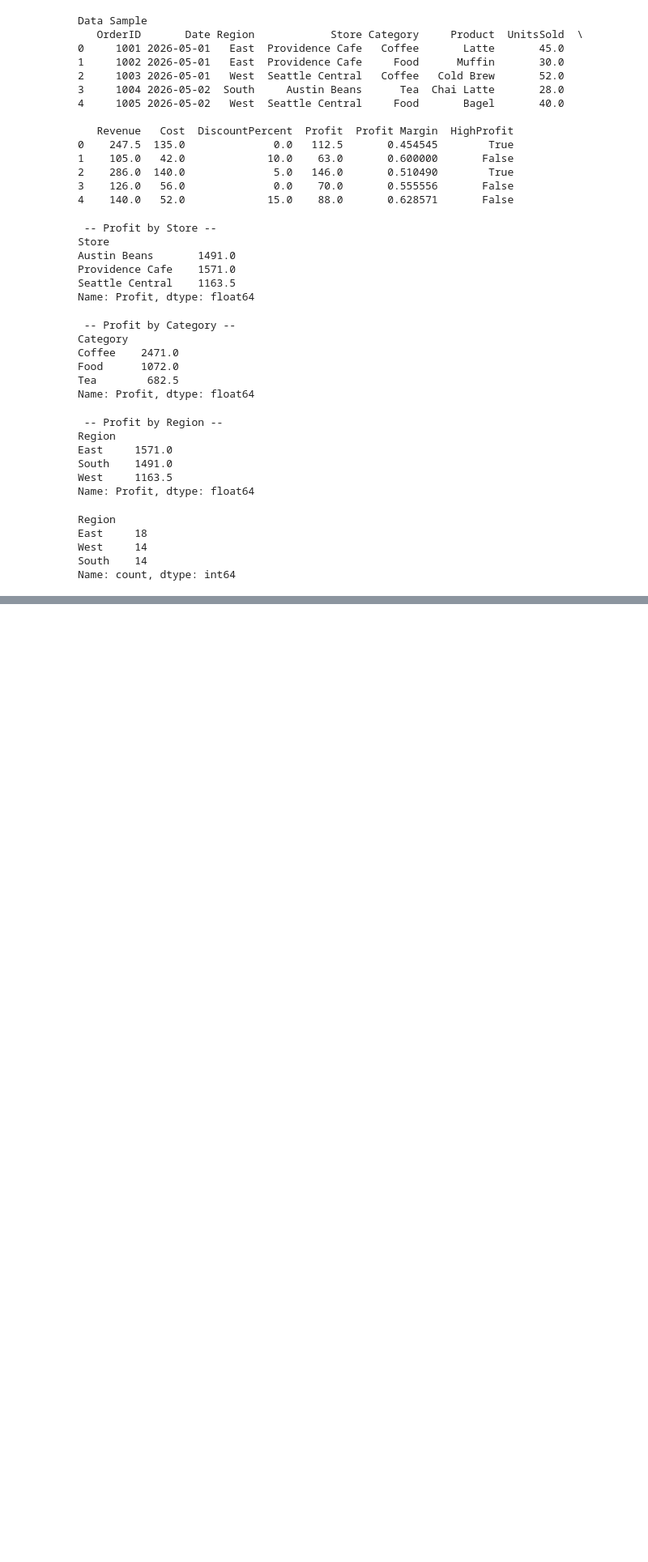
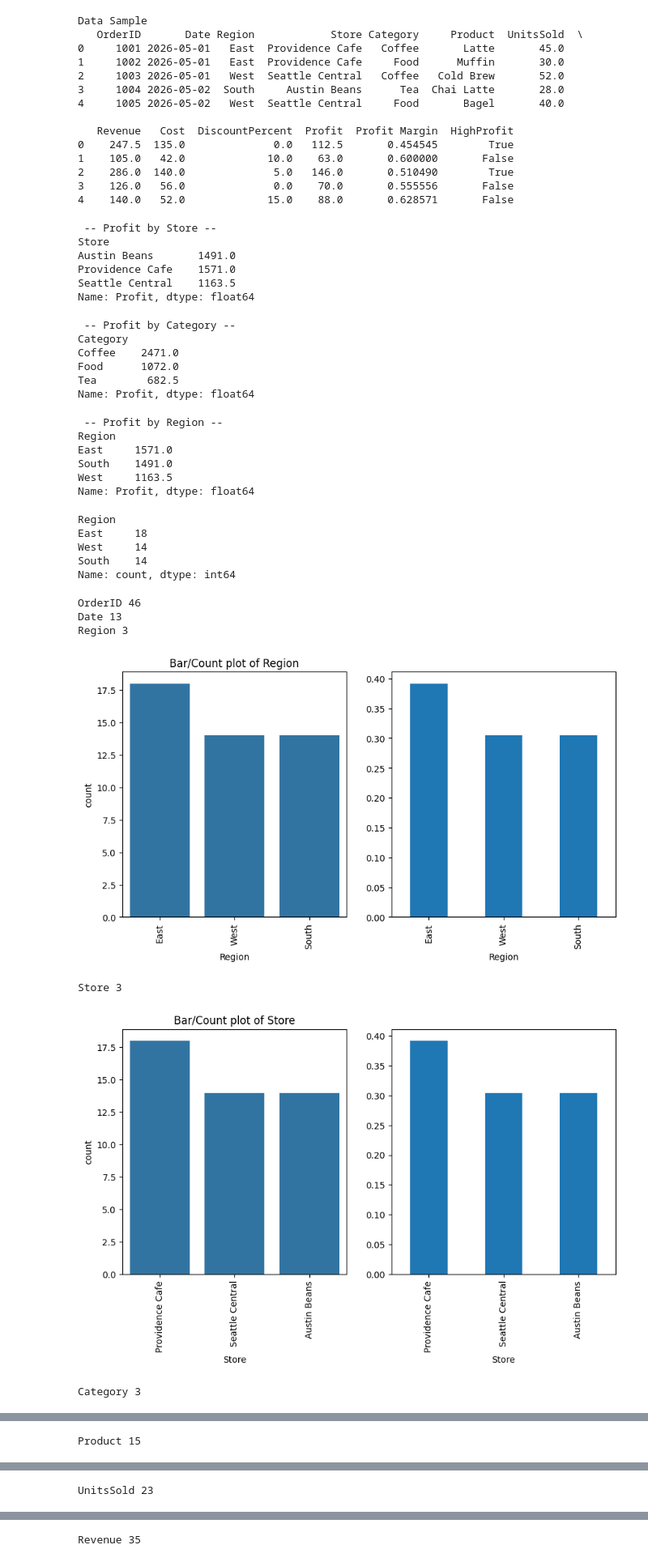
Before and after one commit to BrindhaPSN/ETL_Analysis, a Jupyter notebook: ETL_analysis.ipynb, the cells around one changed output, grey strips where cells are left out. Shown at 81% size. Drawn from its saved outputs; the diff is of its cells as text; code cells hidden in the pictures; blank space fills up the shorter version.

Commit message:
Added visualization

```diff
--- a/ETL_analysis.ipynb
+++ b/ETL_analysis.ipynb
@@ -15,7 +16,7 @@ Seaborn: 0.13.2
 # %%
 # Import raw csv file for analysis
 
-df = pd.read_csv('raw_coffee_sales.csv')
+df = pd.read_csv('data/raw_coffee_sales.csv')
 
 print('___ Raw Data Sample __')
 print(df.head())
@@ -382,3 +383,48 @@ East     18
 West     14
 South    14
 Name: count, dtype: int64
+# %%
+variables = df.columns.to_list()
+
+for col in variables:
+    unique_vals = df[col].nunique() # Counts the number of distinct values in the current column
+    print(col,unique_vals) # Prints the column name and its unique count to your console
+
+    if col == 'Date' or col == 'OrderID':   # Skips the visualization step entirely for 'Date' or 'OrderID' columns.
+        continue
+
+    # (1, 2) sets up a layout grid of 1 row and 2 columns,
+    # meaning every column in your data gets exactly two side-by-side plots: axes[0] (left side) and axes[1] (right side)
+    fig, axes = plt.subplots(1, 2, figsize=(10, 5))
+
+    # Left Plot (axes[0]): Categorical vs. Continuous Distributions
+    if unique_vals < 15: # < 15 the column is categorical
+        sns.countplot(x=df[col], ax=axes[0])
+        axes[0].set_title(f'Bar/Count plot of {col}')
+        axes[0].tick_params(axis='x', rotation=90)
+    else: # the column is numerical/continuous
+        sns.histplot(x=df[col], ax=axes[0], kde=True) # Kernel Density Estimate line (kde=True) to show the smooth probability curve of the data distribution
+        axes[0].set_title(f'Histogram of {col}')
+        axes[0].tick_params(axis='x', rotation=90)
+
+    # Right Plot (axes[1]): Proportions vs. Outliers
+    if unique_vals < 4:  # columns represents small categories(yes/No)
+        proportions = df[col].value_counts(normalize=True)
+        proportions.plot(kind='bar', ax=axes[1])
+        axes[1].tick_params(axis='x', rotation=90)
+
+    else:
+        sns.boxplot(x=df[col], ax=axes[1])
+        axes[1].tick_params(axis='x', rotation=90)
+
+
+
+    plt.show()
+# %% [output]
+OrderID 46
+Date 13
+Region 3
+[figure, added]
+Store 3
+[figure, added]
+Category 3
@@ -384,0 +432 @@ Name: count, dtype: int64
+Product 15
@@ -384,0 +434 @@ Name: count, dtype: int64
+UnitsSold 23
@@ -384,0 +436 @@ Name: count, dtype: int64
+Revenue 35
```
Also changed, not shown: parts of 2 cells of this notebook, 4 other files.
